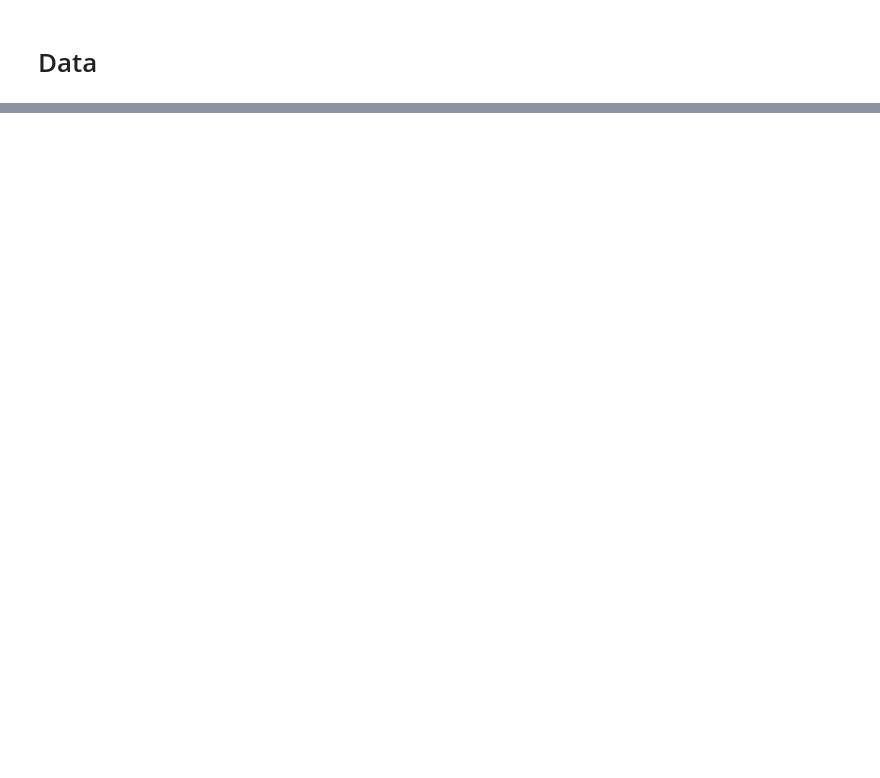
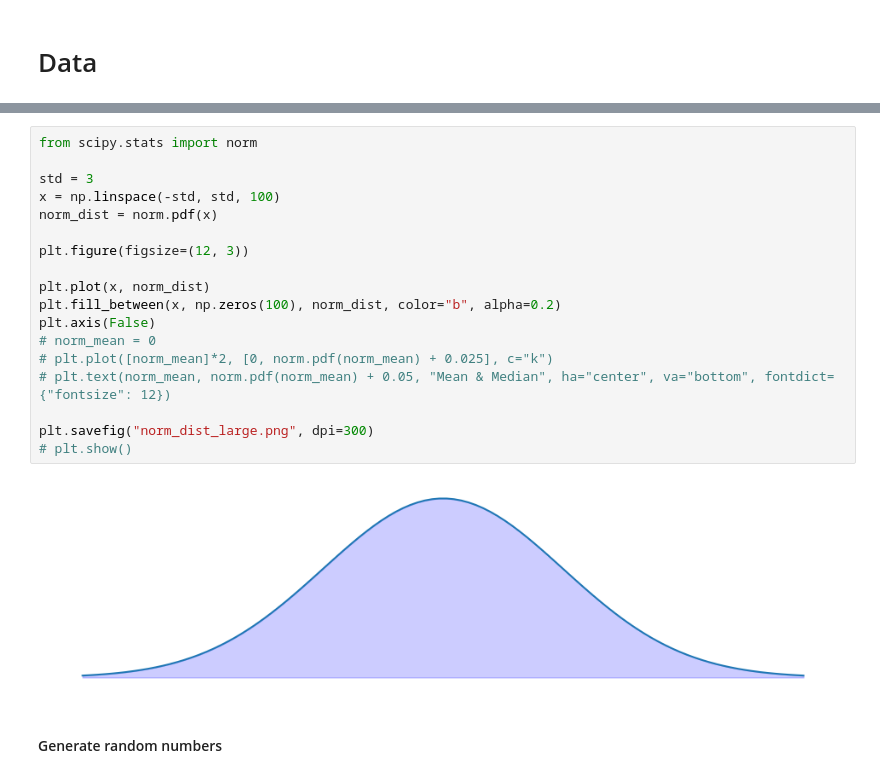
Before and after one commit to OgrodowskiJedrzej/Intro-To-Data-Science-Notebooks, a Jupyter notebook: Data Manipulation/data_cleaning.ipynb, the cells around one changed output, grey strips where cells are left out. Saved outputs shown, nothing was run; the diff lists cells and outputs as text; blank space fills up the shorter version.

```diff
--- a/Data Manipulation/data_cleaning.ipynb
+++ b/Data Manipulation/data_cleaning.ipynb
@@ -38,0 +178,22 @@ memory usage: 914.6+ KB
+# %%
+from scipy.stats import norm
+
+std = 3
+x = np.linspace(-std, std, 100)
+norm_dist = norm.pdf(x)
+
+plt.figure(figsize=(12, 3))
+
+plt.plot(x, norm_dist)
+plt.fill_between(x, np.zeros(100), norm_dist, color="b", alpha=0.2)
+plt.axis(False)
+# norm_mean = 0
+# plt.plot([norm_mean]*2, [0, norm.pdf(norm_mean) + 0.025], c="k")
+# plt.text(norm_mean, norm.pdf(norm_mean) + 0.05, "Mean & Median", ha="center", va="bottom", fontdict={"fontsize": 12})
+
+plt.savefig("norm_dist_large.png", dpi=300)
+# plt.show()
+# %% [output]
+[figure, added]
+# %% [markdown]
+#### Generate random numbers
```
Also changed, not shown: parts of 25 cells of this notebook, 2 other files.
